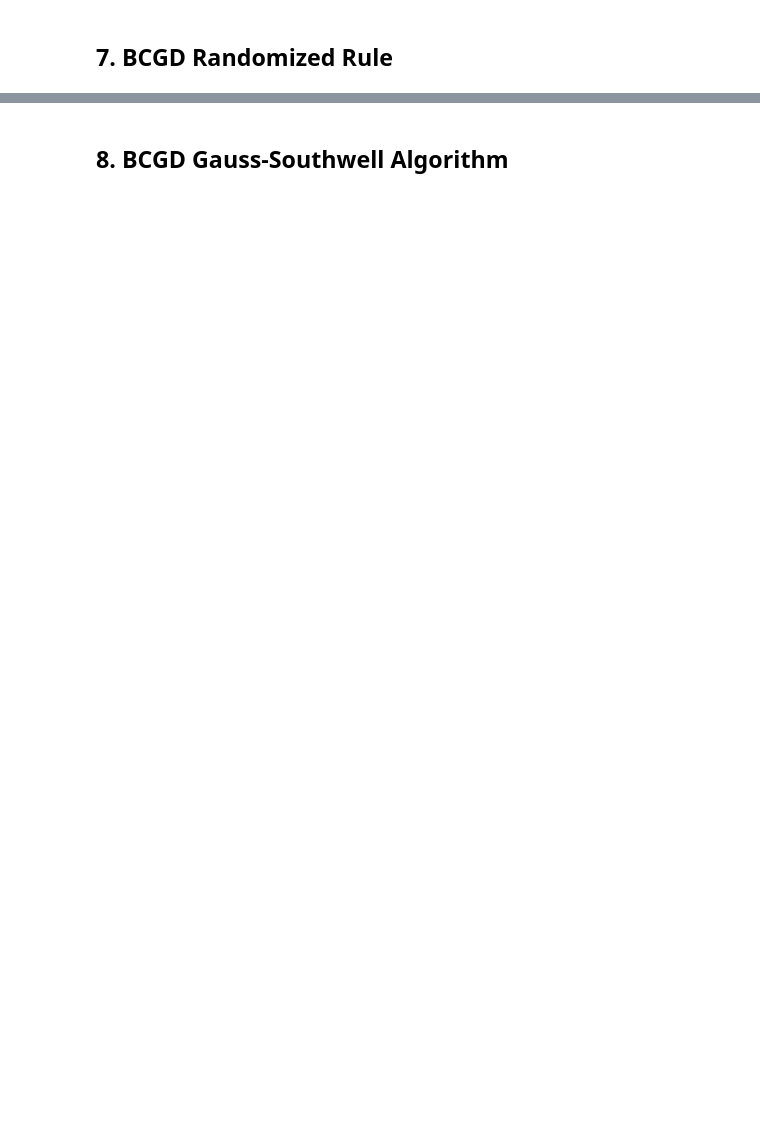
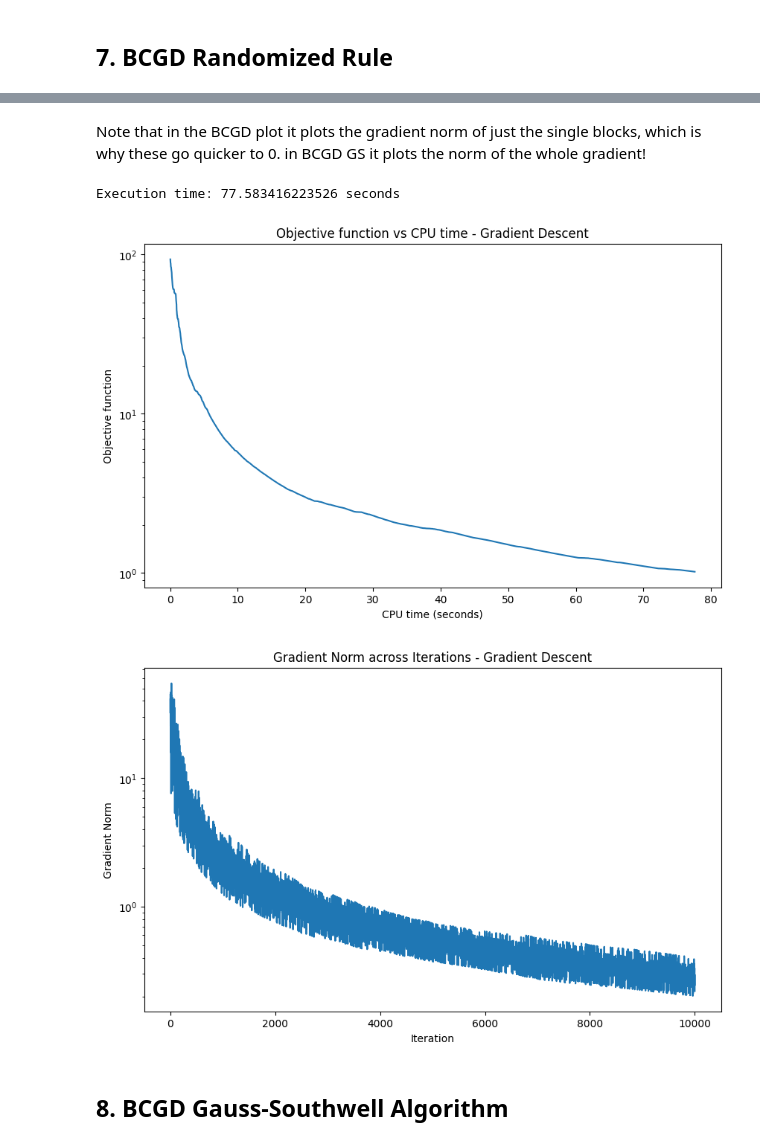
Before and after one commit to maloooon/Optimizing_Multi-Class_Logistic_Regression_with_Gradient-Based_Methods, a Jupyter notebook: HW1_CLEANED_CODE.ipynb, the cells around one changed output, grey strips where cells are left out. Saved outputs shown, nothing was run; the diff lists cells and outputs as text; code cells hidden in the pictures; blank space fills up the shorter version.

```diff
--- a/HW1_CLEANED_CODE.ipynb
+++ b/HW1_CLEANED_CODE.ipynb
@@ -254,2 +360,50 @@ Current Loss : 78.24544444480853
+# %%
+def BCGD_randomized(X,A,labels,lr, cost_function, iterations = 500):
+
+    # Do a copy of X so we don't change each time we run the program new
+    X_copy = X.copy()
+
+    gradient_norms = []
+    X_values = []
+    times = []
+    start_time = time.time()
+    for i in range(iterations):
+        # Add values of X for to plot loss out of gradient calculation function (for better time efficiency in calculating the gradient)
+        # why do we have to use np.copy again ? else constant value ???
+        X_values.append(np.copy(X_copy))
+        # Generate random c
+        curr_c = random.randint(0,k-1)
+        # Calculate gradient
+        grad = partial_gradient(X_copy,A,labels,curr_c)
+        # Get the gradient norm (of just the current block)
+        norm = np.linalg.norm(grad)
+        # Check the stopping criterium
+        # Not added here, because we can always only calc norm of
+        # current partial gradient : better just do via iterations ?
+
+        # Add current gradient norm to list
+        gradient_norms.append(norm)
+        # Gradient step
+        X_copy[:, curr_c] = X_copy[:, curr_c] - lr * partial_gradient(X_copy,A,labels,curr_c)
+        # Add times
+        times.append(time.time() - start_time)
+
+    end_time = time.time()
+    execution_time = end_time - start_time
+    print(f"Execution time: {execution_time} seconds")
+
+
+    return X_values, gradient_norms, times
+# %% [markdown]
+Note that in the BCGD plot it plots the gradient norm of just the single blocks, which is why these go quicker to 0. in BCGD GS it plots the norm of the whole gradient!
+# %%
+X_values, gradient_norms_BCGD, times_BCGD = BCGD_randomized(X,A,labels, LR, cost_function= cost_function_3, iterations= ITERATIONS)
+losses_BCGD = [cost_function_3(X_val, A, labels) for X_val in X_values]
+
+plotting(times_BCGD, losses_BCGD, gradient_norms_BCGD)
+# %% [output]
+Execution time: 77.583416223526 seconds
+[figure, added]
+[figure, added]
 # %% [markdown]
 ## 8. BCGD Gauss-Southwell Algorithm
```
Also changed, not shown: parts of 28 cells of this notebook.
